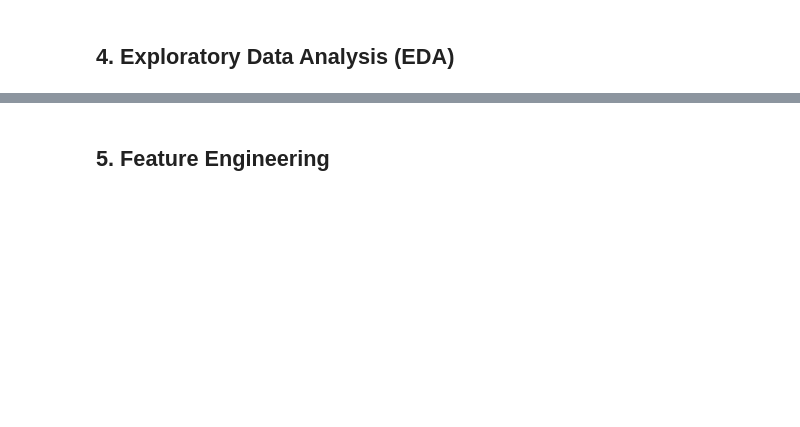
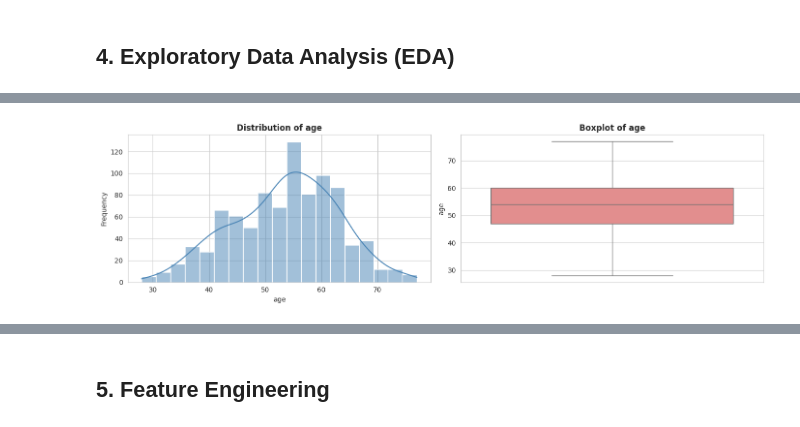
Before and after one commit to SuperDataScience-Community-Projects/SDS-CP045-cardiorisk, a Jupyter notebook: advanced/submissions/team-members/abdulaziz-aljaadi/Abdulaziz_Aljaadi_CardioRiskIQ.ipynb, the cells around one changed output, grey strips where cells are left out. Drawn from its saved outputs; the diff is of its cells as text; code cells hidden in the pictures; blank space fills up the shorter version.

```diff
--- a/advanced/submissions/team-members/abdulaziz-aljaadi/Abdulaziz_Aljaadi_CardioRiskIQ.ipynb
+++ b/advanced/submissions/team-members/abdulaziz-aljaadi/Abdulaziz_Aljaadi_CardioRiskIQ.ipynb
@@ -222,0 +382,82 @@ No duplicates found
+# %%
+
+import matplotlib.pyplot as plt
+import seaborn as sns
+
+sns.set_style('whitegrid')
+
+# Define numerical and categorical columns
+numerical_features = ['age', 'trestbps', 'chol', 'thalch', 'oldpeak', 'ca']
+categorical_features = ['sex', 'cp', 'fbs', 'restecg', 'exang', 'slope', 'thal']
+
+print("="*70)
+print("UNIVARIATE DISTRIBUTION ANALYSIS")
+print("="*70)
+
+# Numerical Features: Histogram + KDE + Boxplot
+print("\n1. NUMERICAL FEATURES\n")
+print("-"*70)
+
+for col in numerical_features:
+    fig, axes = plt.subplots(1, 2, figsize=(14, 4))
+
+    # Histogram with KDE
+    sns.histplot(dataset[col], kde=True, ax=axes[0], color='steelblue')
+    axes[0].set_title(f'Distribution of {col}', fontsize=12, fontweight='bold')
+    axes[0].set_xlabel(col)
+    axes[0].set_ylabel('Frequency')
+
+    # Boxplot
+    sns.boxplot(y=dataset[col], ax=axes[1], color='lightcoral')
+    axes[1].set_title(f'Boxplot of {col}', fontsize=12, fontweight='bold')
+    axes[1].set_ylabel(col)
+
+    plt.tight_layout()
+    plt.show()
+
+    # Summary statistics
+    print(f"\n{col.upper()} - Summary Statistics:")
+    print(f"  Mean: {dataset[col].mean():.2f}")
+    print(f"  Median: {dataset[col].median():.2f}")
+    print(f"  Std Dev: {dataset[col].std():.2f}")
+    print(f"  Min: {dataset[col].min():.2f}, Max: {dataset[col].max():.2f}")
+    print(f"  Skewness: {dataset[col].skew():.2f}")
+    print("-"*70)
+
+# Categorical Features: Count plots
+print("\n\n2. CATEGORICAL FEATURES\n")
+print("-"*70)
+
+for col in categorical_features:
+    fig, ax = plt.subplots(figsize=(10, 5))
+
+    # Count plot
+    value_counts = dataset[col].value_counts()
+    sns.countplot(data=dataset, x=col, order=value_counts.index, palette='Set2', ax=ax)
+    ax.set_title(f'Distribution of {col}', fontsize=12, fontweight='bold')
+    ax.set_xlabel(col)
+    ax.set_ylabel('Count')
+    plt.xticks(rotation=45)
+
+    # Add count labels on bars
+    for container in ax.containers:
+        ax.bar_label(container)
+
+    plt.tight_layout()
+    plt.show()
+
+    # Value counts
+    print(f"\n{col.upper()} - Value Counts:")
+    print(value_counts)
+    print(f"  Mode: {dataset[col].mode()[0]}")
+    print("-"*70)
+
+print("\n" + "="*70)
+print("KEY INSIGHTS:")
+print("="*70)
+print("  - Age: Fairly normal distribution, range 29-77 years")
+print("  - Cholesterol and thalch show some outliers")
+print("  - Most categorical features have imbalanced distributions")
+print("  - Need to check target variable distribution next")
+print("="*70)
+# %% [output]
@@ -222,0 +471 @@ No duplicates found
+[figure, added]
```
Also changed, not shown: parts of 25 cells of this notebook.
